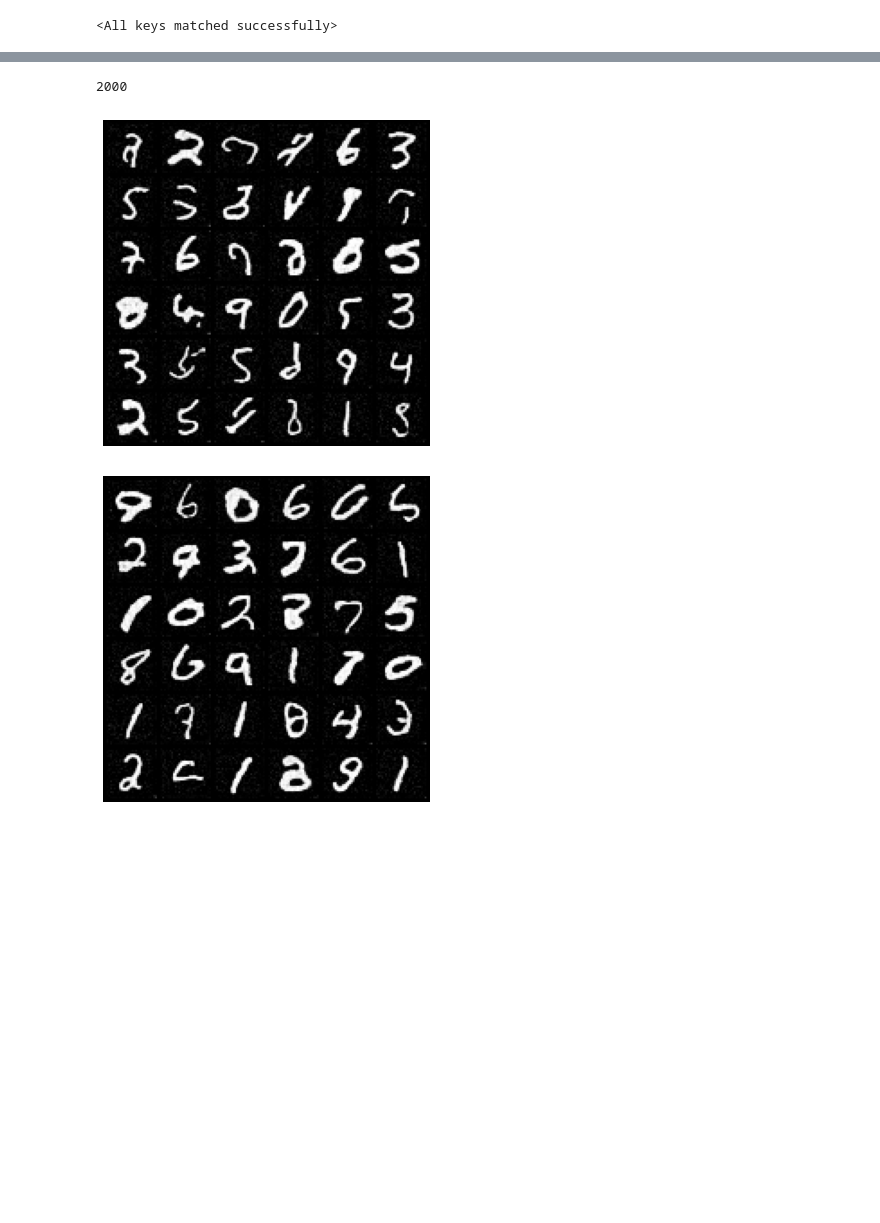
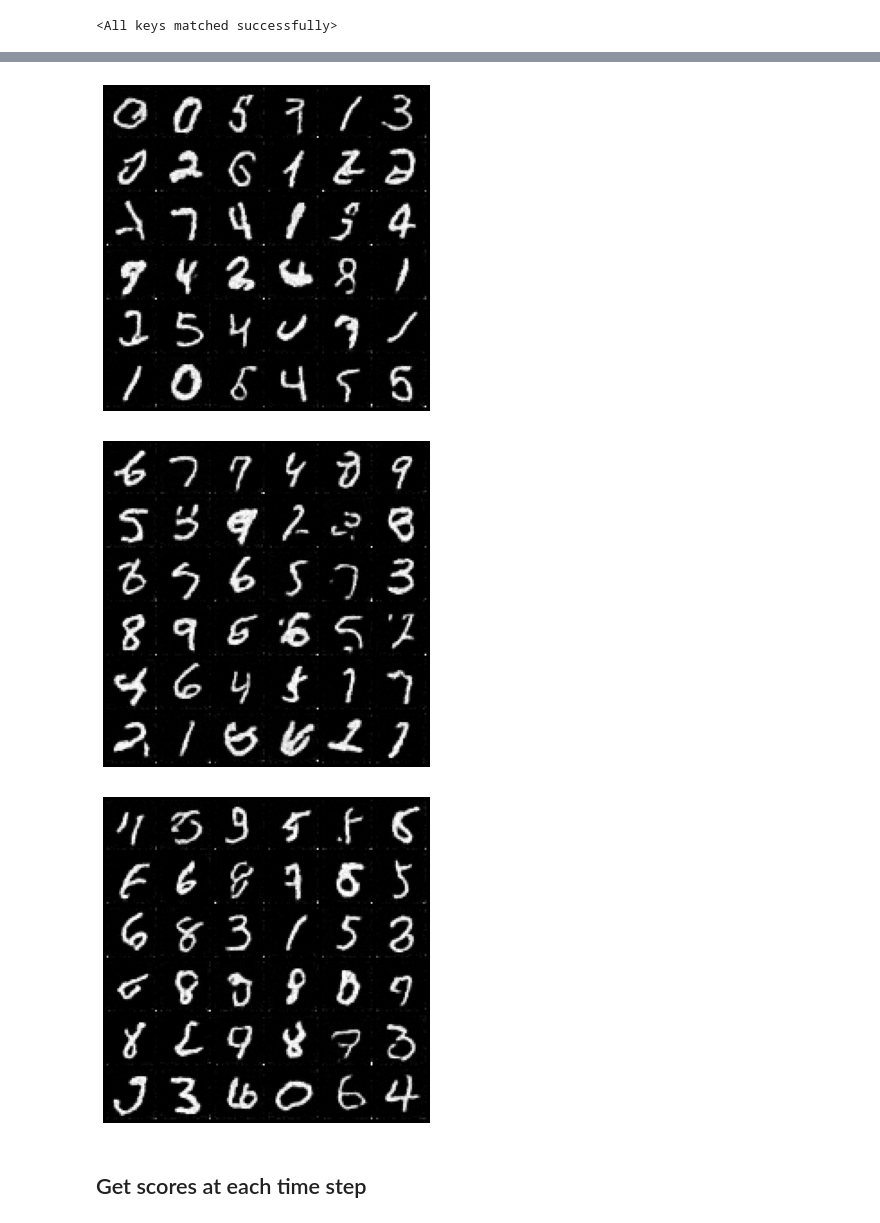
Before and after one commit to gabrielraya/ddos, a Jupyter notebook: Tutorial_on_out_out_distribution_detection_with_SGM.ipynb, the cells around one changed output, grey strips where cells are left out. Cells and saved outputs as stored; diff of their text form; code cells hidden in the pictures; blank space fills up the shorter version.

Commit message:
run foward diffusion process

```diff
--- a/Tutorial_on_out_out_distribution_detection_with_SGM.ipynb
+++ b/Tutorial_on_out_out_distribution_detection_with_SGM.ipynb
@@ -82,4 +81,0 @@ for i in range(3):
-# %%
-n
-# %% [output]
-2000
@@ -182,27 +82,16 @@ diffusion_coeff_fn = functools.partial(diffusion_coeff, sigma=sigma)
-# %%
-sample_batch_size = 100 #@param {'type':'integer'}
-sampler = pc_sampler #@param ['Euler_Maruyama_sampler', 'pc_sampler', 'ode_sampler'] {'type': 'raw'}
-
-## Generate samples using the specified sampler.
-samples, scores = sampler(score_model,
-                          marginal_prob_std_fn,
-                          diffusion_coeff_fn,
-                          sample_batch_size,
-                          device=config.device)
 # %%
-## Sample visualization.
-from torchvision.utils import make_grid
-
+## Sample visualization only with Predicto (Euler-Maruyama)
 samples = samples.clamp(0.0, 1.0)
 %matplotlib inline
 import matplotlib.pyplot as plt
 
-for i in range(2):
+for i in range(3):
     sample_grid = make_grid(samples[i*36:(i+1)*36], nrow=int(np.sqrt(36)))
     plt.figure(figsize=(6,6))
     plt.axis('off')
     plt.imshow(sample_grid.permute(1, 2, 0).cpu())
     plt.show()
 # %% [output]
-[figure, old version]
+[figure, new version]
-[figure, old version]
+[figure, new version]
+[figure, added]
@@ -213,0 +98,2 @@ data_loader = DataLoader(train_ds, batch_size=config.training.batch_size, shuffl
+# %% [markdown]
+## Get scores at each time step
```
Also changed, not shown: parts of 16 cells of this notebook.
